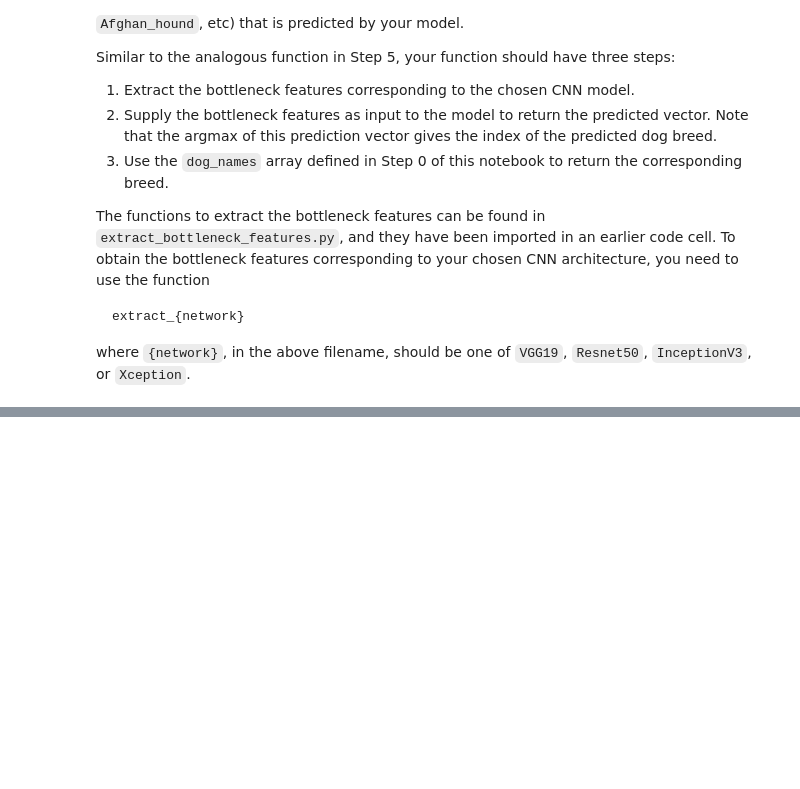
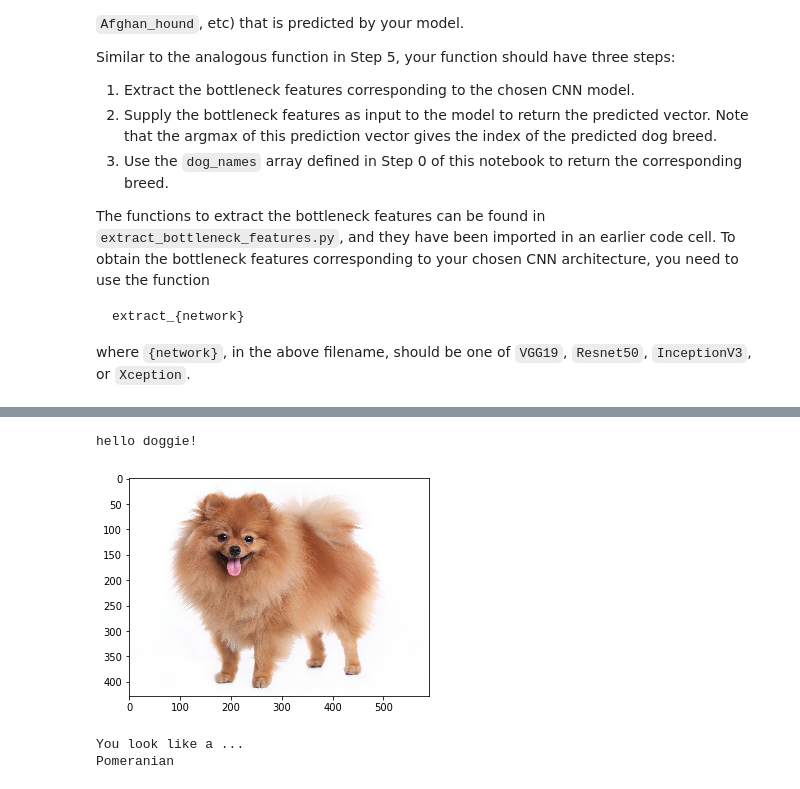
Before and after one commit to aoifew/udacity_deeplearning, a Jupyter notebook: dog-project/dog_app.ipynb, the cells around one changed output, grey strips where cells are left out. Saved outputs shown, nothing was run; the diff lists cells and outputs as text; code cells hidden in the pictures; blank space fills up the shorter version.

```diff
--- a/dog-project/dog_app.ipynb
+++ b/dog-project/dog_app.ipynb
@@ -676,0 +754,7 @@ __Answer:__
+# %%
+dog_app("my_images/pom.jpg")
+# %% [output]
+hello doggie!
+[figure, added]
+You look like a ...
+Pomeranian
```
Also changed, not shown: parts of 32 cells of this notebook.
